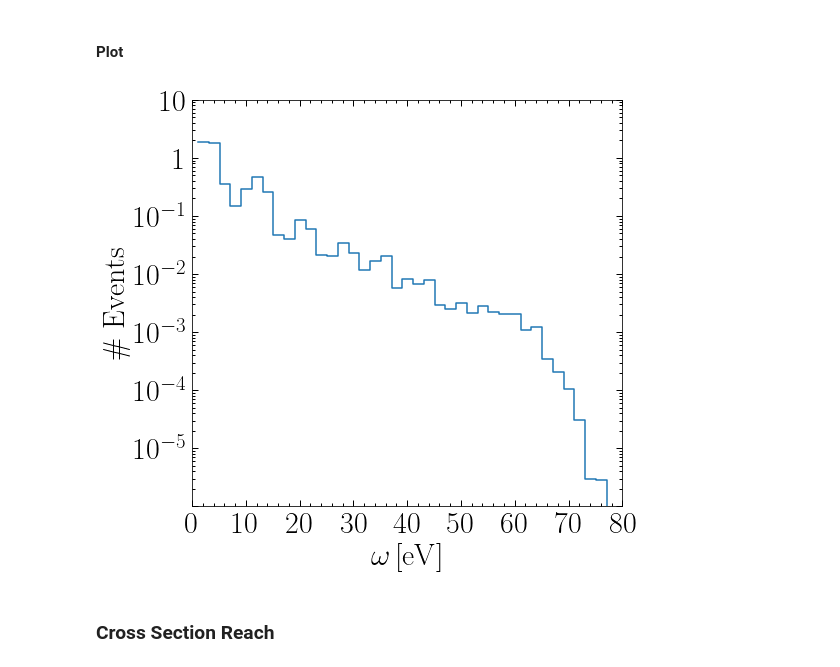
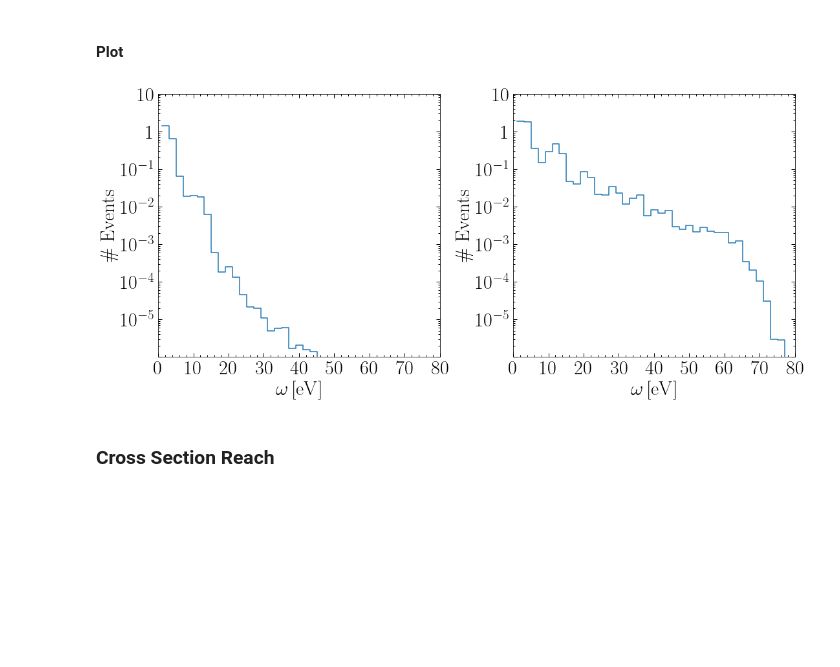
Before and after one commit to tanner-trickle/EXCEED-DM, a Jupyter notebook: examples/1/analysis.ipynb, the cells around one changed output. Drawn from its saved outputs; the diff is of its cells as text; code cells hidden in the pictures; blank space fills up the shorter version.

```diff
--- a/examples/1/analysis.ipynb
+++ b/examples/1/analysis.ipynb
@@ -33,43 +38,52 @@ data = EXDMData(filename = './output/EXDM_out_example_1.hdf5')
 # %% [markdown]
 #### Plot
 # %%
-save_fig = True
+save_fig = False
 
-fig, axes = plt.subplots(nrows=1, ncols=1,
-                             figsize=(7*1.1, 7))
+ncols = 2
+fig, axes = plt.subplots(nrows=1, ncols=2,
+                             figsize=(7*1.1*ncols, 7))
 
 E_min = 0
 E_max = 80
 dE = 10.
 
 log_events_min = -6
 log_events_max = 1
 
-set_custom_tick_options(axes)
-set_custom_axes(axes, 'x', E_min, E_max,
-               ax_type = 'lin',
-               label = r'$\omega \, [\mathrm{eV}]$',
-               step = dE)
-set_custom_axes(axes, 'y', log_events_min, log_events_max,
-               ax_type = 'log',
-               label = r'$\# \ \mathrm{Events}$',
-               show_first = False)
+for c in range(ncols):
 
-axes.step(
+    set_custom_tick_options(axes[c])
+    set_custom_axes(axes[c], 'x', E_min, E_max,
+                   ax_type = 'lin',
+                   label = r'$\omega \, [\mathrm{eV}]$',
+                   step = dE)
+    set_custom_axes(axes[c], 'y', log_events_min, log_events_max,
+                   ax_type = 'log',
+                   label = r'$\# \ \mathrm{Events}$',
+                   show_first = False)
+
+axes[0].step(
     E_bin_LHS,
-    np.log10(binned_scatter_rate_E),
+    np.log10(binned_scatter_rate_E_light),
+    where = 'post'
+)
+
+axes[1].step(
+    E_bin_LHS,
+    np.log10(binned_scatter_rate_E_heavy),
     where = 'post'
 )
 
 fig.tight_layout()
 
 if save_fig:
     plt.savefig('./output/Si_binned_scatter_rate_2x2x2.pdf',
                 bbox_inches='tight', pad_inches = 0.075)
 
 plt.show()
 # %% [output]
-[figure, old version]
+[figure, new version]
 # %% [markdown]
 ### Cross Section Reach
 # %% [markdown]
```
Also changed, not shown: parts of 1 cell of this notebook, 5 other files.
